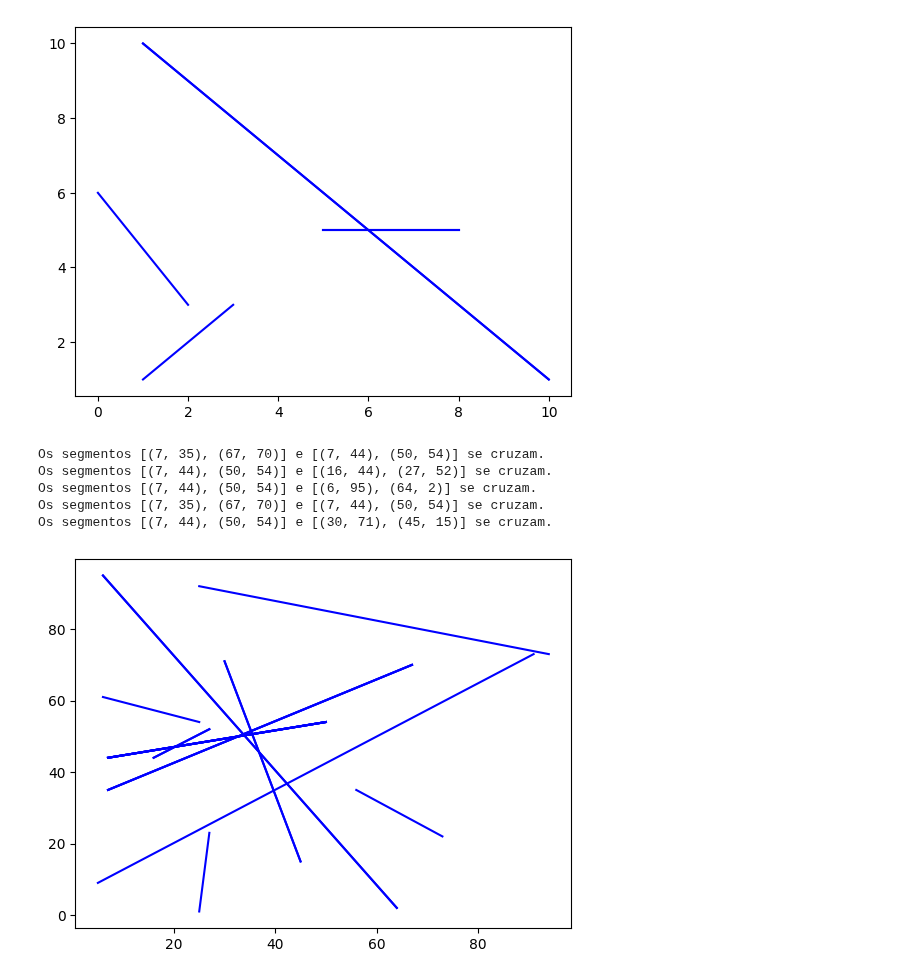
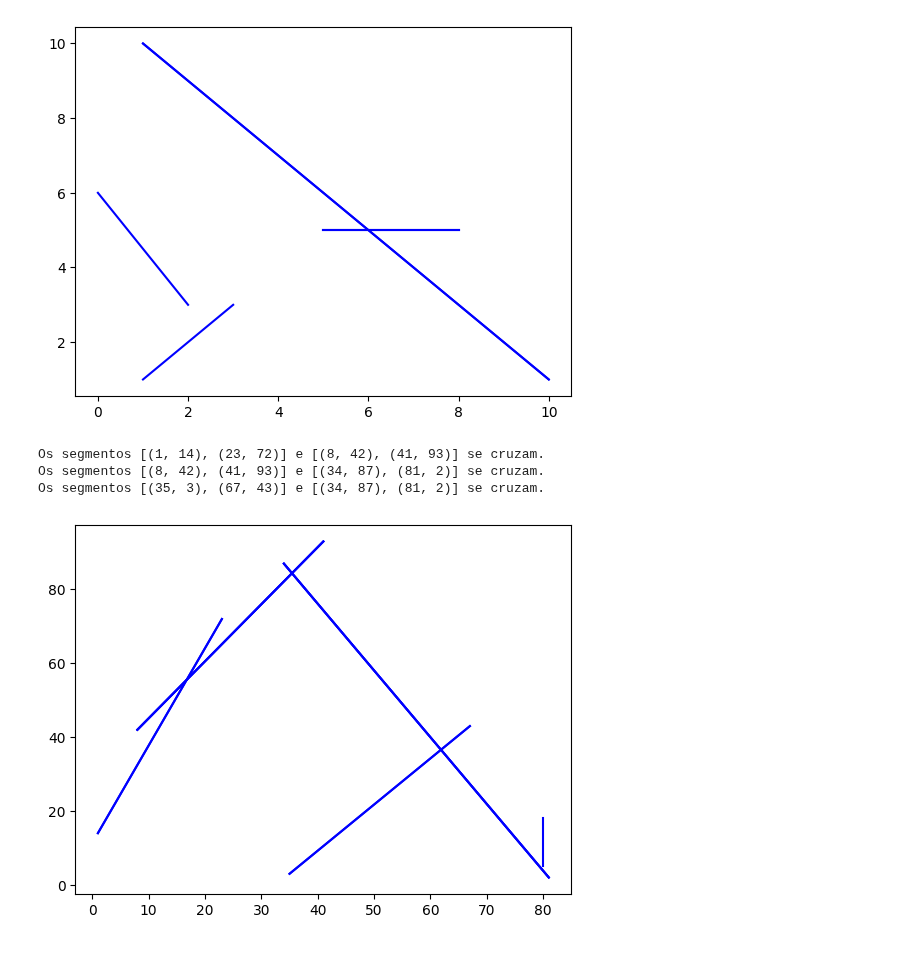
Before and after one commit to marcelomrad/Classificador_Linear, a Jupyter notebook: main.ipynb, the cells around one changed output. Cells and saved outputs as stored; diff of their text form; code cells hidden in the pictures.

```diff
--- a/main.ipynb
+++ b/main.ipynb
@@ -192,19 +192,17 @@ Os segmentos [(1, 10), (10, 1)] e [(5, 5), (8, 5)] se cruzam.
 # %%
 def segmentos_aleatorios(num_segmentos, limite_x, limite_y):
     """Gera uma lista de segmentos aleatórios."""
     segmentos = []
     for _ in range(num_segmentos):
         x1, y1, x2, y2 = random.randint(0, limite_x), random.randint(0, limite_y), random.randint(0, limite_x), random.randint(0, limite_y)
         segmentos.append(Segmento(Ponto(x1, y1), Ponto(x2, y2)))
     return segmentos
 
 # Gerar 10 segmentos aleatórios dentro de uma área de 100x100
-segmentos = segmentos_aleatorios(10, 100, 100)
+segmentos = segmentos_aleatorios(5, 100, 100)
 plot_segmentos(segmentos)
 # %% [output]
-Os segmentos [(7, 35), (67, 70)] e [(7, 44), (50, 54)] se cruzam.
-Os segmentos [(7, 44), (50, 54)] e [(16, 44), (27, 52)] se cruzam.
-Os segmentos [(7, 44), (50, 54)] e [(6, 95), (64, 2)] se cruzam.
-Os segmentos [(7, 35), (67, 70)] e [(7, 44), (50, 54)] se cruzam.
-Os segmentos [(7, 44), (50, 54)] e [(30, 71), (45, 15)] se cruzam.
+Os segmentos [(1, 14), (23, 72)] e [(8, 42), (41, 93)] se cruzam.
+Os segmentos [(8, 42), (41, 93)] e [(34, 87), (81, 2)] se cruzam.
+Os segmentos [(35, 3), (67, 43)] e [(34, 87), (81, 2)] se cruzam.
-[figure, old version]
+[figure, new version]
```
